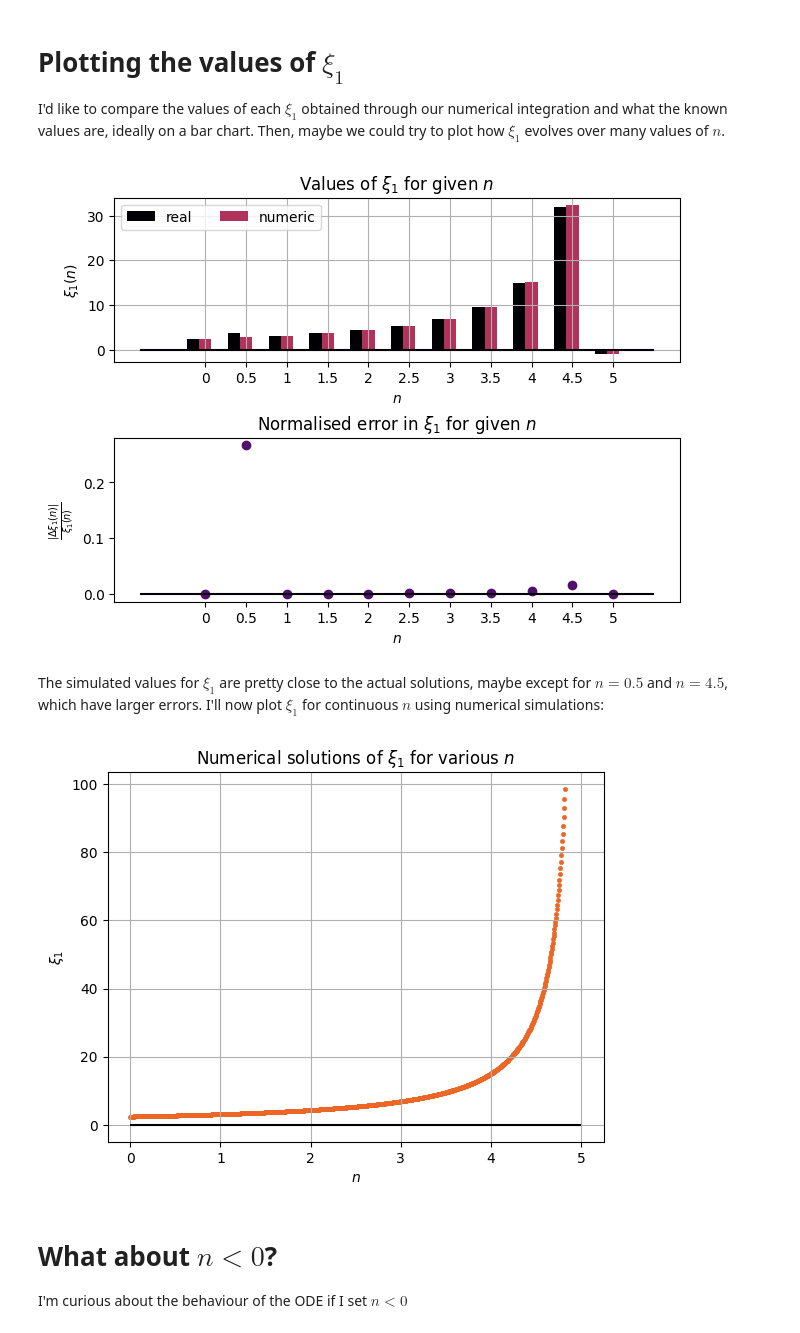
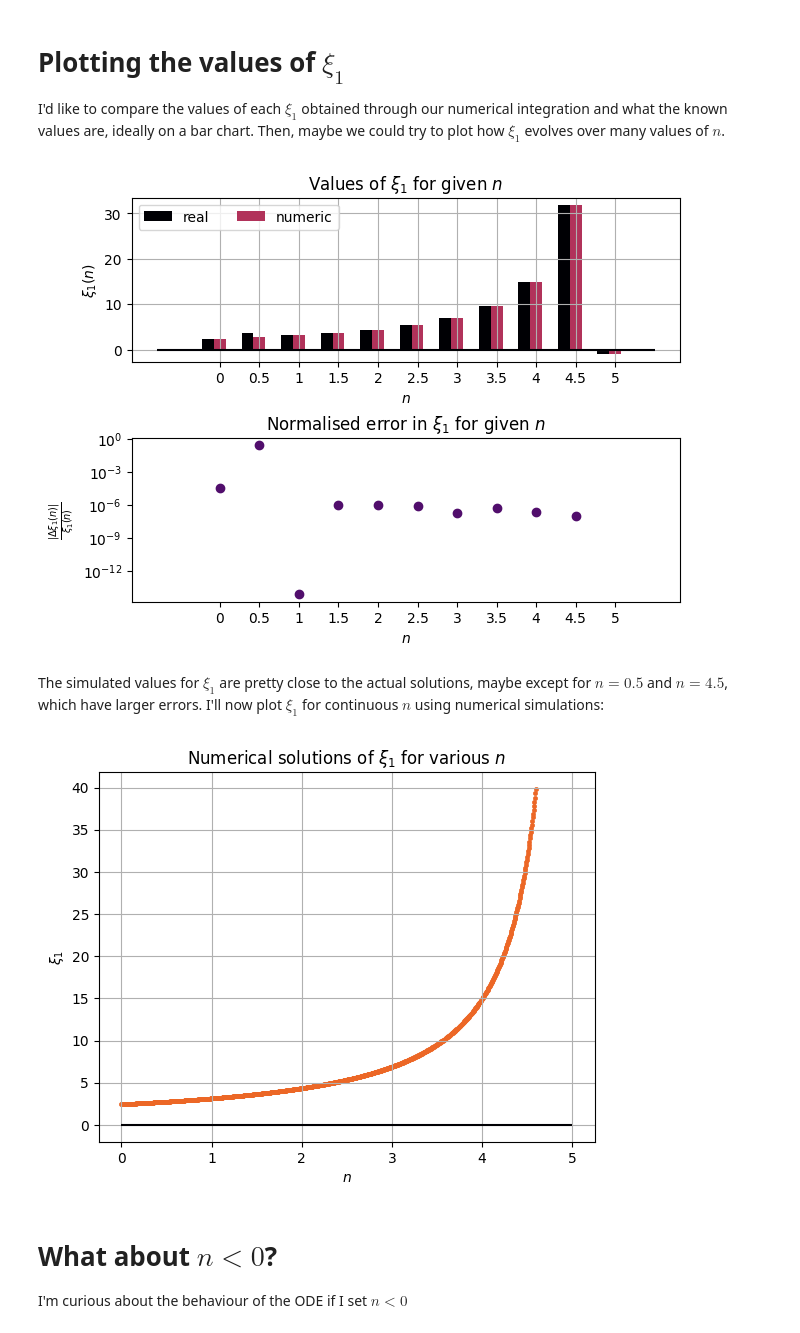
Before and after one commit to ShuoChen777/Lane-emden, a Jupyter notebook: lane_emden.ipynb, the cells around one changed output. Drawn from its saved outputs; the diff is of its cells as text; code cells hidden in the pictures.

```diff
--- a/lane_emden.ipynb
+++ b/lane_emden.ipynb
@@ -11,6 +11,7 @@ colours = cm.inferno(np.linspace(0, 0.9, 20))
 t_span = [1e-10, 40] # xi = 0 can create problems, so I'll use a small number
 y0 = (1 + 0j,0 + 0j) # Using complex numbers helps solve_ivp understand certain solutions
 find_zero.terminal = True
+max_step = 1e-2
 # %% [markdown]
 # Computing for one value of $n$
 
@@ -84,7 +86,8 @@ for i in range(len(n_list)):
                     y0=y0,
                     args=(n_list[i],),
                     events=find_zero,
-                    dense_output=True)
+                    dense_output=True,
+                    max_step=max_step)
     if sol.t_events[0].size != 0:
         t_lim = sol.t_events[0][0]
         num_xi_1[i] = t_lim
@@ -137,47 +140,49 @@ ax[1].hlines(0, xmin=-w-1, xmax=len(n_list)+w, colors=colours[0])
 # ax[1].legend()
 ax[1].set_ylabel(r'$\frac{|\Delta\xi_1(n)|}{\xi_1(n)}$')
 ax[1].set_title(r'Normalised error in $\xi_1$ for given $n$')
+ax[1].set_yscale('log')
 ax[1].set_xticks(x + w, n_list)
 ax[1].set_xlabel(r'$n$')
 
 plt.show()
 # %% [output]
-[figure, old version]
+[figure, new version]
 # %% [markdown]
 The simulated values for $\xi_1$ are pretty close to the actual solutions, maybe except for $n=0.5$ and $n=4.5$, which have larger errors. I'll now plot $\xi_1$ for continuous $n$ using numerical simulations:
 # %%
 accuracy = 1000
 
-big_time = [1e-10, 100]
+big_time = [1e-10, 40]
 
 n_list_cont = np.linspace(0, 5, accuracy)
 
 for i in range(len(n_list_cont)):
     sol = solve_ivp(le_derivatives,
                     t_span=big_time,
                     y0=y0,
                     args=(n_list_cont[i],),
                     events=find_zero,
-                    dense_output=True)
+                    dense_output=True,
+                    max_step=max_step)
     if sol.t_events[0].size != 0:
         t_lim = sol.t_events[0][0]
         plt.scatter(n_list_cont[i],
                     t_lim,
                     c=colours[14],
                     # c=colours[int(i//(accuracy/20))],
                     linewidths=0.5,
                     marker='.')
     else:
         pass
 
 plt.hlines(0, xmin=0, xmax=5, colors=colours[0])
 plt.title(r'Numerical solutions of $\xi_1$ for various $n$')
 plt.xlabel(r'$n$')
 plt.ylabel(r'$\xi_1$')
 plt.grid()
 plt.show()
 # %% [output]
-[figure, old version]
+[figure, new version]
 # %% [markdown]
 # What about $n<0$?
 
```
Also changed, not shown: parts of 8 cells of this notebook, 2 other files.
